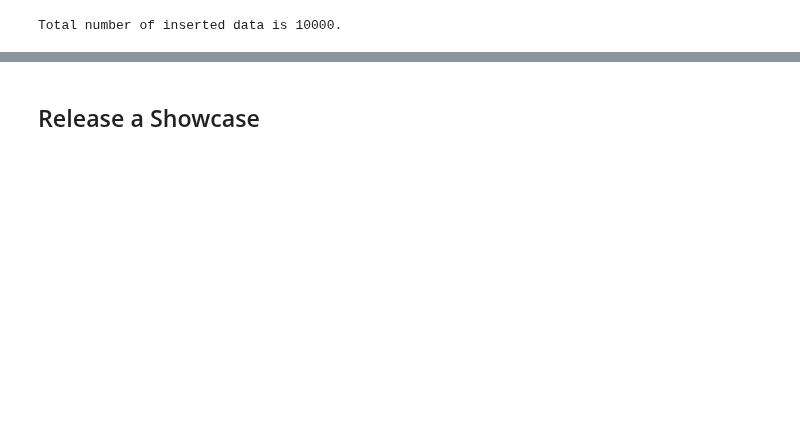
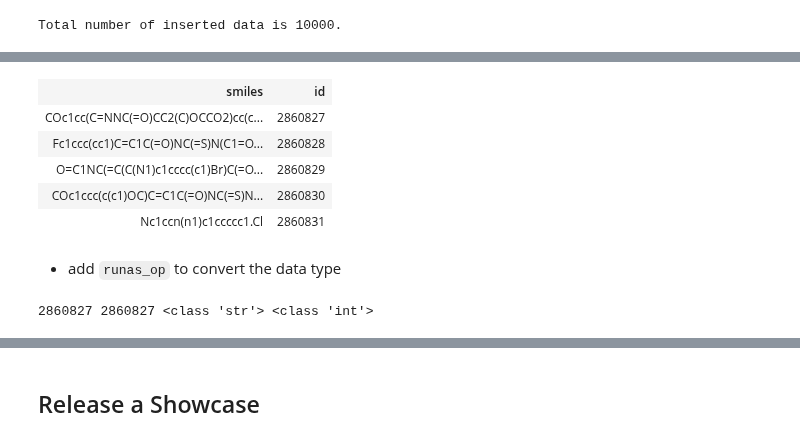
Before and after one commit to towhee-io/examples, a Jupyter notebook: chemical/molecular_search/build_molecular_search_engine.ipynb, the cells around one changed output, grey strips where cells are left out. Drawn from its saved outputs; the diff is of its cells as text; code cells hidden in the pictures; blank space fills up the shorter version.

```diff
--- a/chemical/molecular_search/build_molecular_search_engine.ipynb
+++ b/chemical/molecular_search/build_molecular_search_engine.ipynb
@@ -94,0 +158,17 @@ Total number of inserted data is 10000.
+# %%
+towhee.read_csv('pubchem_1w.smi').show()
+# %% [output]
+| smiles | id |
+| COc1cc(C=NNC(=O)CC2(C)OCCO2)cc(c... | 2860827 |
+| Fc1ccc(cc1)C=C1C(=O)NC(=S)N(C1=O... | 2860828 |
+| O=C1NC(=C(C(N1)c1cccc(c1)Br)C(=O... | 2860829 |
+| COc1ccc(c(c1)OC)C=C1C(=O)NC(=S)N... | 2860830 |
+| Nc1ccn(n1)c1ccccc1.Cl | 2860831 |
+# %% [markdown]
+- add `runas_op` to convert the data type
+# %%
+dc1 = towhee.read_csv('pubchem_1w.smi').to_list()
+dc2 = towhee.read_csv('pubchem_1w.smi').runas_op['id', 'id'](func=lambda x: int(x)).to_list()
+print(dc1[0].id, dc2[0].id, type(dc1[0].id), type(dc2[0].id))
+# %% [output]
+2860827 2860827 <class 'str'> <class 'int'>
```
Also changed, not shown: parts of 43 cells of this notebook.
